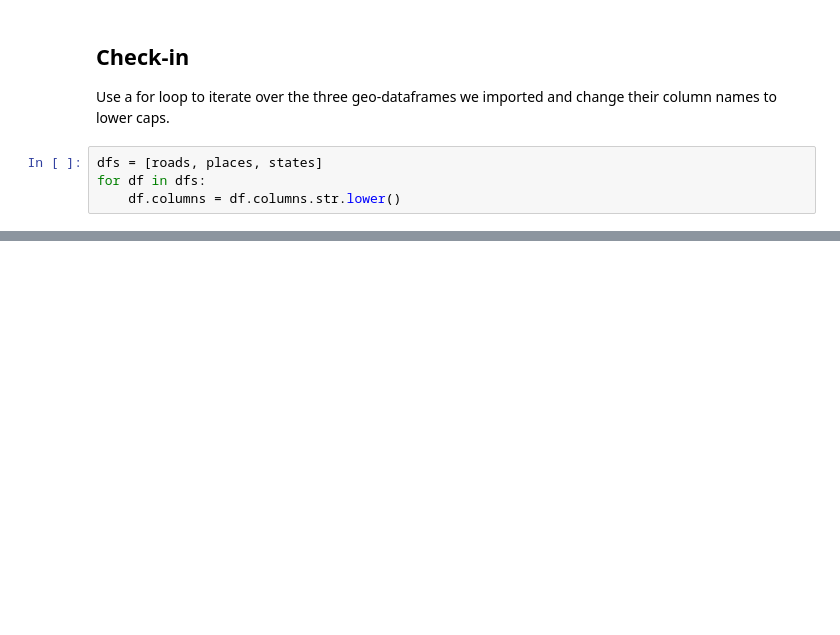
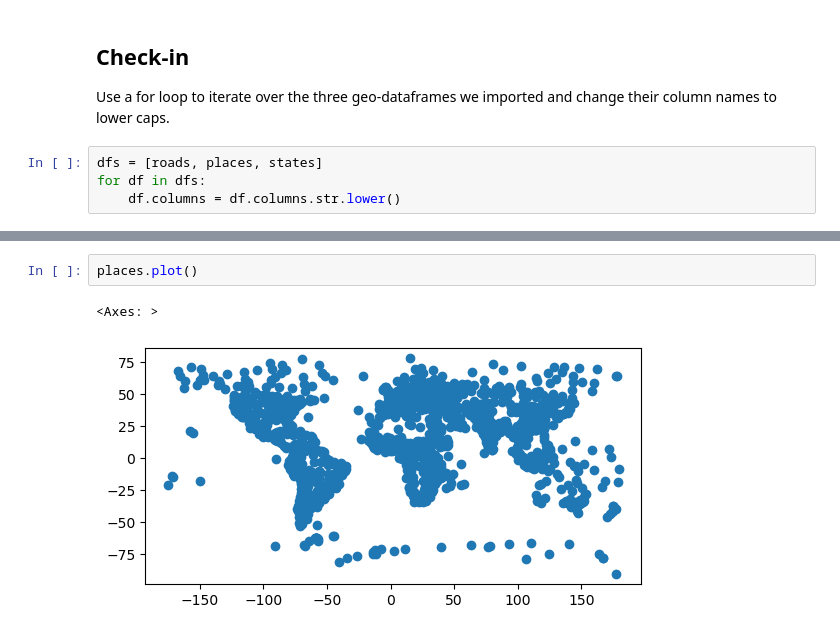
Before and after one commit to austinmartinez12/eds220-2025-in-class, a Jupyter notebook: week7/week7-clipping.ipynb, the cells around one changed output, grey strips where cells are left out. Saved outputs shown, nothing was run; the diff lists cells and outputs as text; blank space fills up the shorter version.

```diff
--- a/week7/week7-clipping.ipynb
+++ b/week7/week7-clipping.ipynb
@@ -58,0 +124,5 @@ for df in dfs:
+# %%
+places.plot()
+# %% [output]
+<Axes: >
+[figure, added]
```
Also changed, not shown: parts of 34 cells of this notebook.
